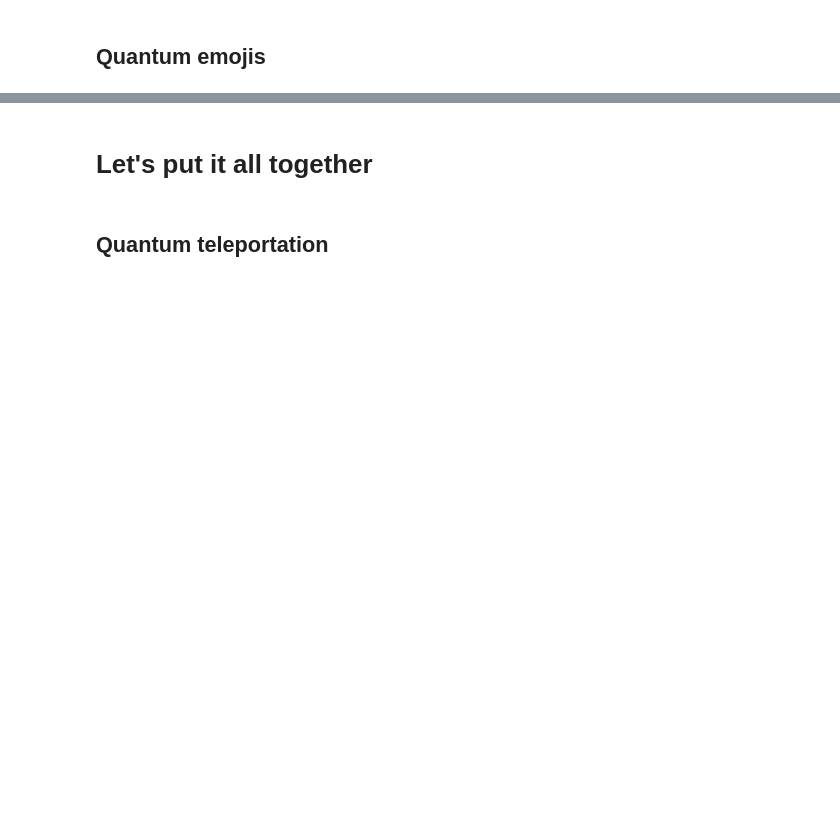
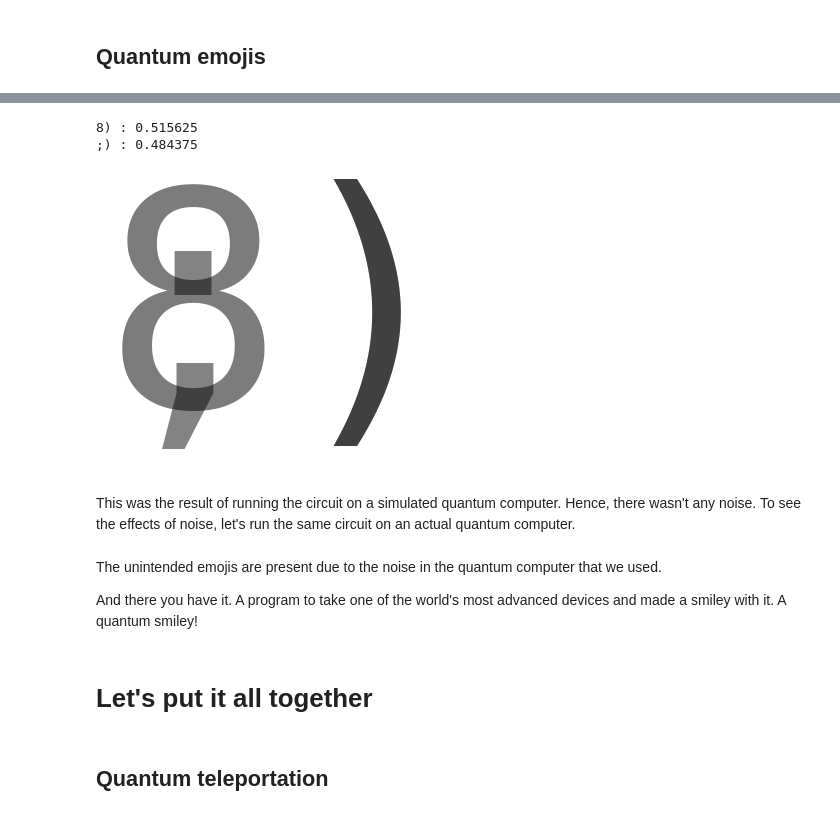
Before and after one commit to jeffmak/quantum-coding-tutorial, a Jupyter notebook: index.ipynb, the cells around one changed output, grey strips where cells are left out. Cells and saved outputs as stored; diff of their text form; code cells hidden in the pictures; blank space fills up the shorter version.

Commit message:
Integrate noise section.

```diff
--- a/index.ipynb
+++ b/index.ipynb
@@ -311,0 +365,5 @@ Concentrate and ask again.
+# %%
+# Convert the first and second half of the bitstring(base 2) to an integer and convert that to an ASCII character
+char1 = chr(int( bit_string[0:7] ,2))
+char2 = chr(int( bit_string[7:14] ,2))
+print(char1+char2)
@@ -311,0 +425,28 @@ Concentrate and ask again.
+# %%
+import matplotlib.pyplot as plt
+
+def show_emoji_superposition(result):
+    plt.rc('font', family='monospace')
+    for string, frequency in result.items():
+        bit_string = ''.join(reversed(string))
+
+        char = chr(int( bit_string[0:7] ,2))
+        char += chr(int( bit_string[7:14] ,2))
+
+        prob = frequency/ 1024
+
+        # create plot with all characters on top of each other with alpha given by how often it turned up in the output
+        plt.annotate( char, (0.5,0.5), va="center", ha="center", color = (0,0,0, prob ), size = 300)
+
+        print(char + ' : ' + str(frequency/1024))
+
+    plt.axis('off')
+    plt.show()
+
+show_emoji_superposition(result)
+# %% [output]
+8) : 0.515625
+;) : 0.484375
+[figure, added]
+# %% [markdown]
+This was the result of running the circuit on a simulated quantum computer. Hence, there wasn't any noise. To see the effects of noise, let's run the same circuit on an actual quantum computer.
@@ -312,3 +466,7 @@ Concentrate and ask again.
+# %% [markdown]
+The unintended emojis are present due to the noise in the quantum computer that we used.
+
+And there you have it. A program to take one of the world's most advanced devices and made a smiley with it. A quantum smiley!
 # %% [markdown]
 # Let's put it all together
 # %% [markdown]
```
Also changed, not shown: parts of 15 cells of this notebook.
